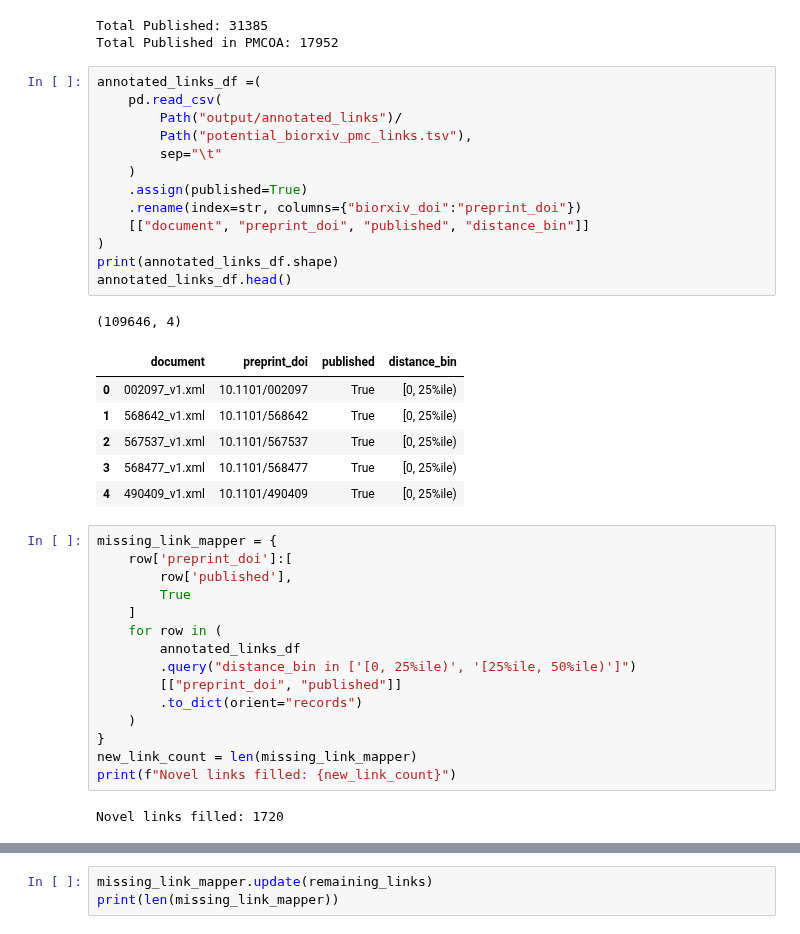
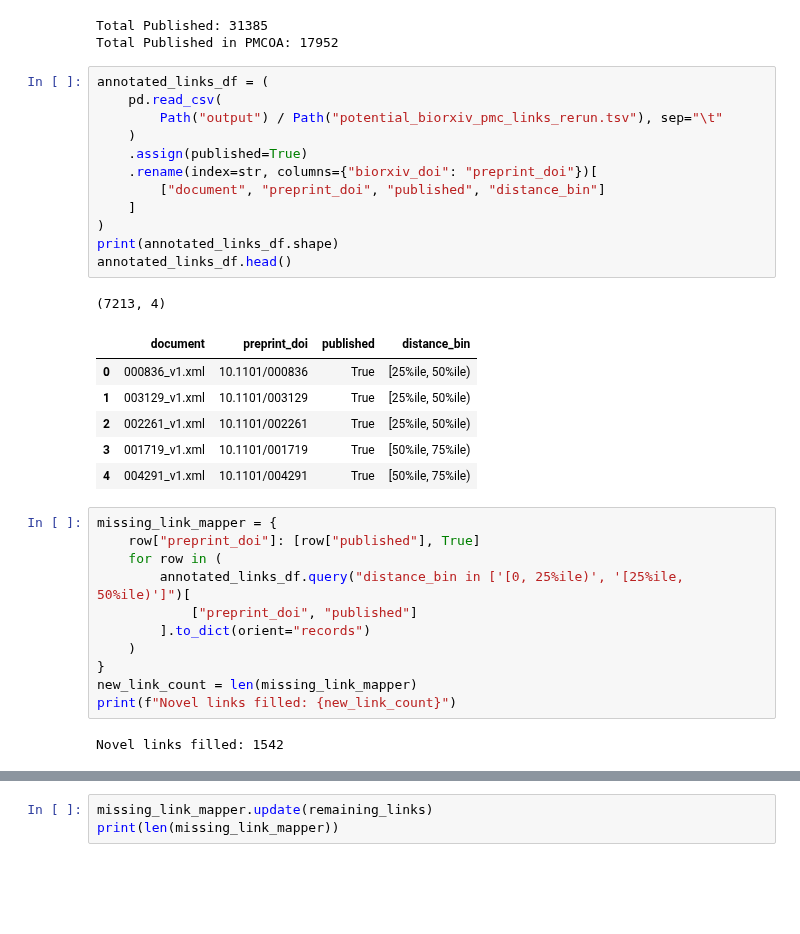
Before and after one commit to greenelab/annorxiver, a Jupyter notebook: biorxiv/article_distances/biorxiv_corrected_published_rate.ipynb, the cells around one changed output, grey strips where cells are left out. Cells and saved outputs as stored; diff of their text form; blank space fills up the shorter version.

```diff
--- a/biorxiv/article_distances/biorxiv_corrected_published_rate.ipynb
+++ b/biorxiv/article_distances/biorxiv_corrected_published_rate.ipynb
@@ -68,42 +70,37 @@ print(f"Total Published in PMCOA: {biorxiv_journal_df.pmcoa.sum()}")
 Total Published: 31385
 Total Published in PMCOA: 17952
 # %%
-annotated_links_df =(
+annotated_links_df = (
     pd.read_csv(
-        Path("output/annotated_links")/
-        Path("potential_biorxiv_pmc_links.tsv"),
-        sep="\t"
+        Path("output") / Path("potential_biorxiv_pmc_links_rerun.tsv"), sep="\t"
     )
     .assign(published=True)
-    .rename(index=str, columns={"biorxiv_doi":"preprint_doi"})
-    [["document", "preprint_doi", "published", "distance_bin"]]
+    .rename(index=str, columns={"biorxiv_doi": "preprint_doi"})[
+        ["document", "preprint_doi", "published", "distance_bin"]
+    ]
 )
 print(annotated_links_df.shape)
 annotated_links_df.head()
 # %% [output]
-(109646, 4)
+(7213, 4)
 |  | document | preprint_doi | published | distance_bin |
-| 0 | 002097_v1.xml | 10.1101/002097 | True | [0, 25%ile) |
-| 1 | 568642_v1.xml | 10.1101/568642 | True | [0, 25%ile) |
-| 2 | 567537_v1.xml | 10.1101/567537 | True | [0, 25%ile) |
-| 3 | 568477_v1.xml | 10.1101/568477 | True | [0, 25%ile) |
-| 4 | 490409_v1.xml | 10.1101/490409 | True | [0, 25%ile) |
+| 0 | 000836_v1.xml | 10.1101/000836 | True | [25%ile, 50%ile) |
+| 1 | 003129_v1.xml | 10.1101/003129 | True | [25%ile, 50%ile) |
+| 2 | 002261_v1.xml | 10.1101/002261 | True | [25%ile, 50%ile) |
+| 3 | 001719_v1.xml | 10.1101/001719 | True | [50%ile, 75%ile) |
+| 4 | 004291_v1.xml | 10.1101/004291 | True | [50%ile, 75%ile) |
 # %%
 missing_link_mapper = {
-    row['preprint_doi']:[
-        row['published'],
-        True
-    ]
+    row["preprint_doi"]: [row["published"], True]
     for row in (
-        annotated_links_df
-        .query("distance_bin in ['[0, 25%ile)', '[25%ile, 50%ile)']")
-        [["preprint_doi", "published"]]
-        .to_dict(orient="records")
+        annotated_links_df.query("distance_bin in ['[0, 25%ile)', '[25%ile, 50%ile)']")[
+            ["preprint_doi", "published"]
+        ].to_dict(orient="records")
     )
 }
 new_link_count = len(missing_link_mapper)
 print(f"Novel links filled: {new_link_count}")
 # %% [output]
-Novel links filled: 1720
+Novel links filled: 1542
 # %%
 remaining_links = {
```
Also changed, not shown: parts of 14 cells of this notebook, 9 other files.
